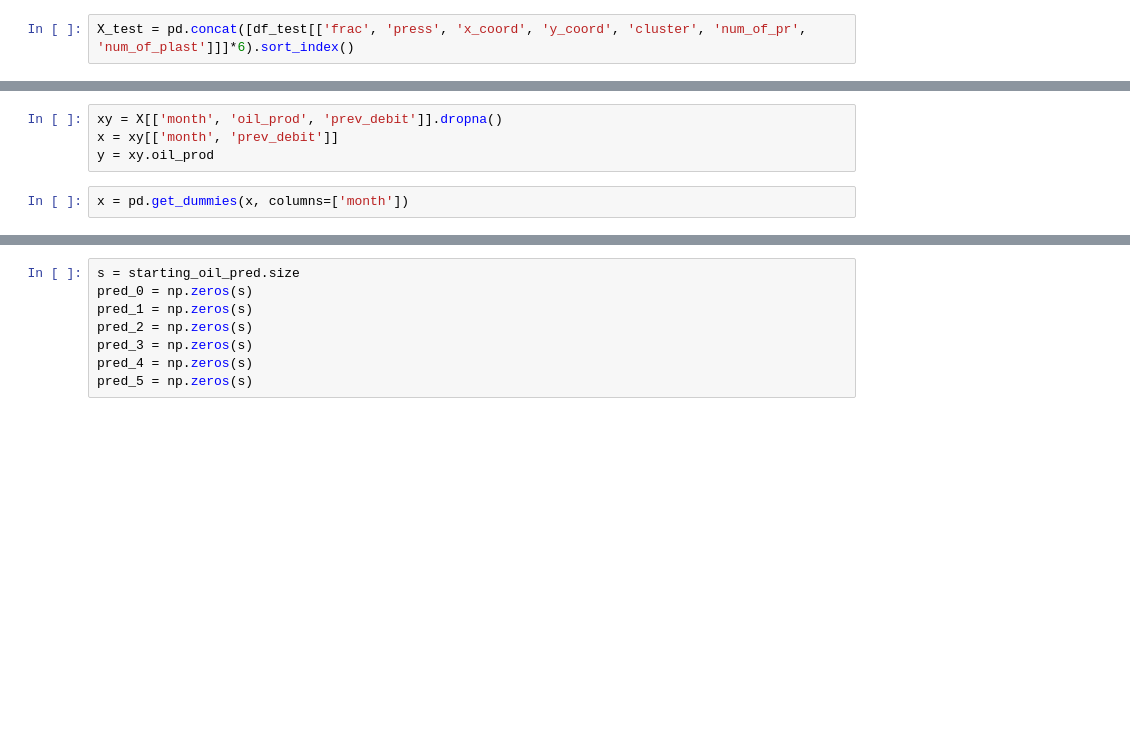
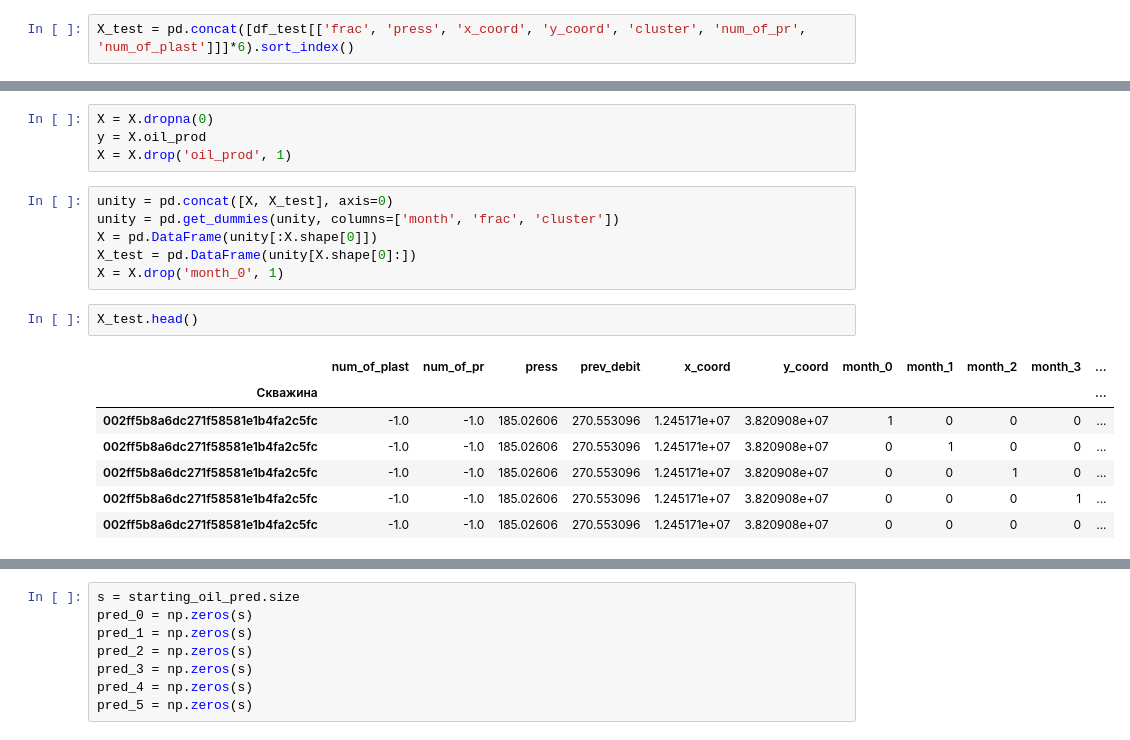
Before and after one commit to koskotG/gpn_comp, a Jupyter notebook: aram_pred.ipynb, the cells around one changed output, grey strips where cells are left out. Cells and saved outputs as stored; diff of their text form; blank space fills up the shorter version.

```diff
--- a/aram_pred.ipynb
+++ b/aram_pred.ipynb
@@ -158,6 +146,20 @@ X[:10]
-# %%
-xy = X[['month', 'oil_prod', 'prev_debit']].dropna()
-x = xy[['month', 'prev_debit']]
-y = xy.oil_prod
-# %%
-x = pd.get_dummies(x, columns=['month'])
+# %%
+X = X.dropna(0)
+y = X.oil_prod
+X = X.drop('oil_prod', 1)
+# %%
+unity = pd.concat([X, X_test], axis=0)
+unity = pd.get_dummies(unity, columns=['month', 'frac', 'cluster'])
+X = pd.DataFrame(unity[:X.shape[0]])
+X_test = pd.DataFrame(unity[X.shape[0]:])
+X = X.drop('month_0', 1)
+# %%
+X_test.head()
+# %% [output]
+|  | num_of_plast | num_of_pr | press | prev_debit | x_coord | y_coord | month_0 | month_1 | month_2 | month_3 | ... |
+| Скважина |  |  |  |  |  |  |  |  |  |  | ... |
+| 002ff5b8a6dc271f58581e1b4fa2c5fc | -1.0 | -1.0 | 185.02606 | 270.553096 | 1.245171e+07 | 3.820908e+07 | 1 | 0 | 0 | 0 | ... |
+| 002ff5b8a6dc271f58581e1b4fa2c5fc | -1.0 | -1.0 | 185.02606 | 270.553096 | 1.245171e+07 | 3.820908e+07 | 0 | 1 | 0 | 0 | ... |
+| 002ff5b8a6dc271f58581e1b4fa2c5fc | -1.0 | -1.0 | 185.02606 | 270.553096 | 1.245171e+07 | 3.820908e+07 | 0 | 0 | 1 | 0 | ... |
+| 002ff5b8a6dc271f58581e1b4fa2c5fc | -1.0 | -1.0 | 185.02606 | 270.553096 | 1.245171e+07 | 3.820908e+07 | 0 | 0 | 0 | 1 | ... |
+| 002ff5b8a6dc271f58581e1b4fa2c5fc | -1.0 | -1.0 | 185.02606 | 270.553096 | 1.245171e+07 | 3.820908e+07 | 0 | 0 | 0 | 0 | ... |
```
Also changed, not shown: parts of 22 cells of this notebook.
